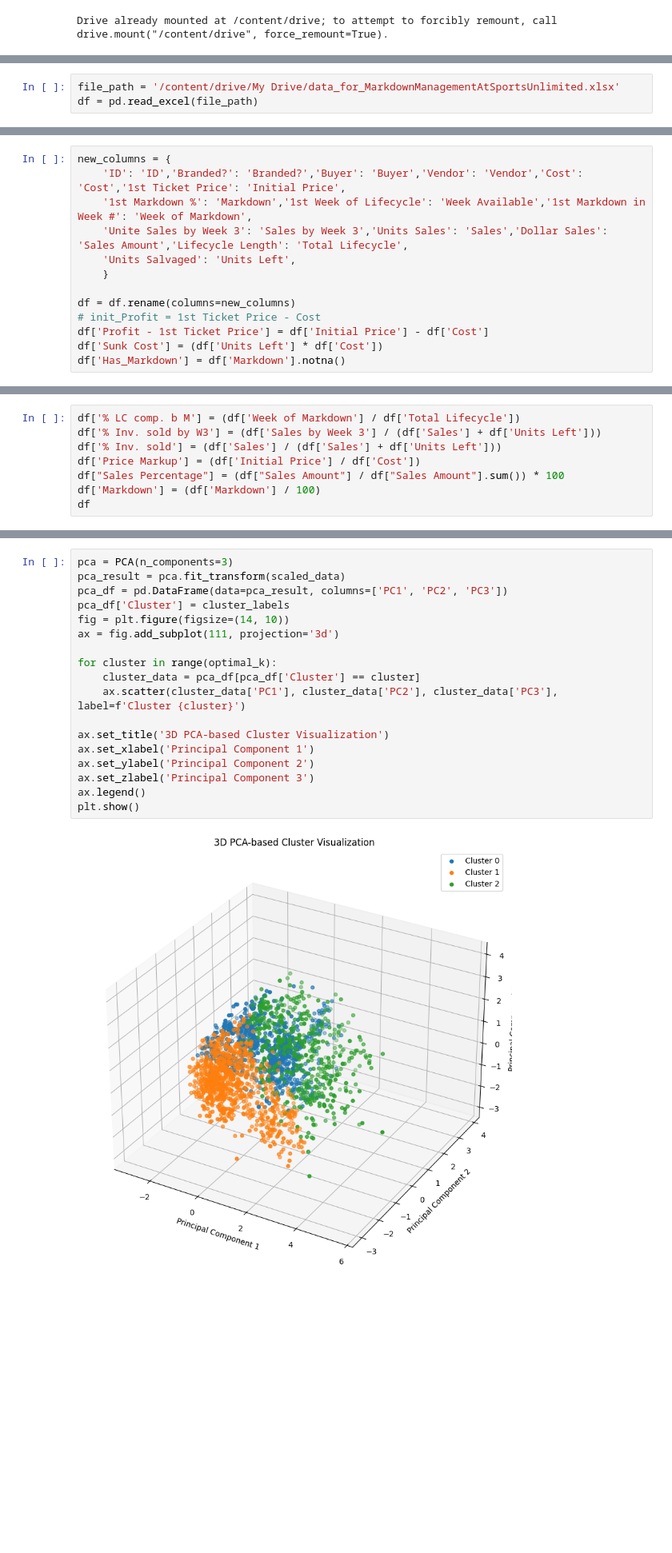
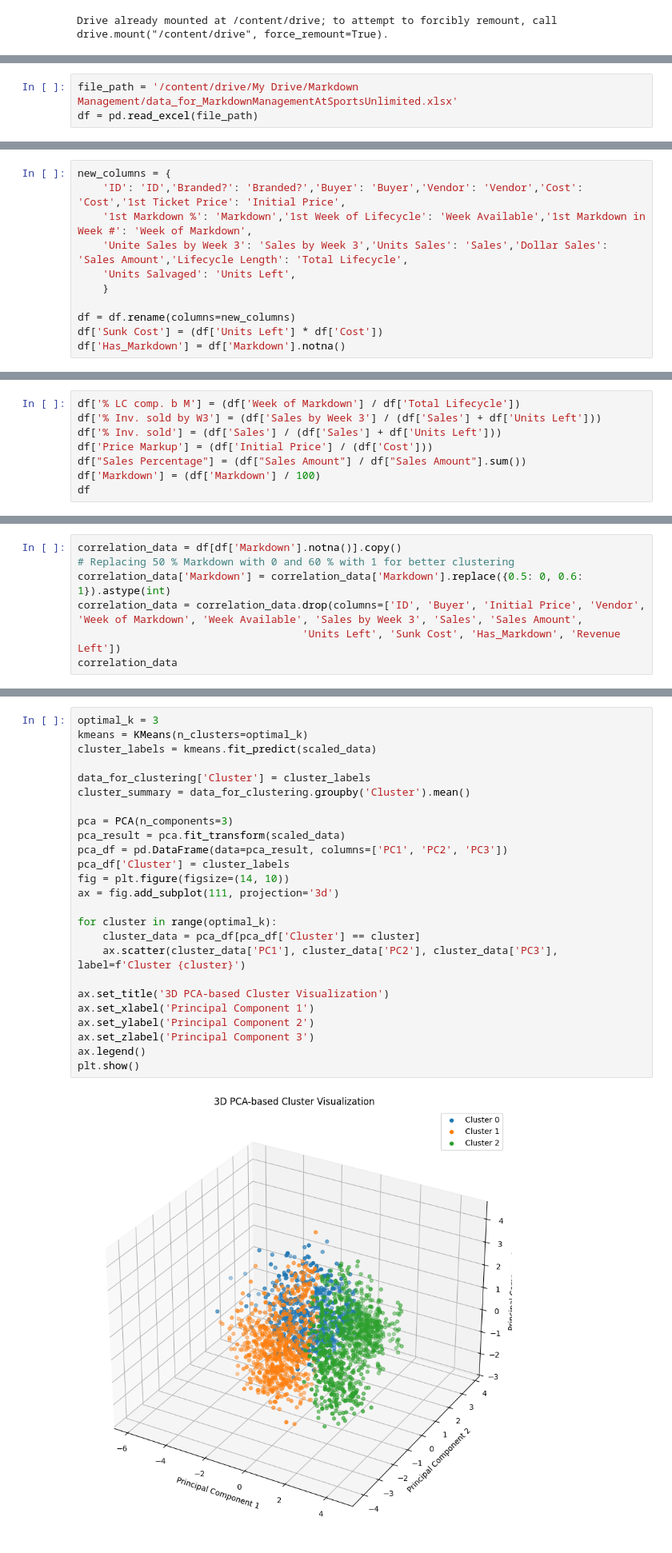
Before and after one commit to akshat-karwa/Markdown-Management, a Jupyter notebook: markdown_management.ipynb, the cells around one changed output, grey strips where cells are left out. Shown at 80% size. Drawn from its saved outputs; the diff is of its cells as text; blank space fills up the shorter version.

```diff
--- a/markdown_management.ipynb
+++ b/markdown_management.ipynb
@@ -13,7 +13,7 @@ from sklearn.cluster import KMeans
 from sklearn.decomposition import PCA
 from scipy import stats
 # %%
-file_path = '/content/drive/My Drive/data_for_MarkdownManagementAtSportsUnlimited.xlsx'
+file_path = '/content/drive/My Drive/Markdown Management/data_for_MarkdownManagementAtSportsUnlimited.xlsx'
 df = pd.read_excel(file_path)
 # %%
 df.head()
@@ -33,8 +33,6 @@ new_columns = {
     }
 
 df = df.rename(columns=new_columns)
-# init_Profit = 1st Ticket Price - Cost
-df['Profit - 1st Ticket Price'] = df['Initial Price'] - df['Cost']
 df['Sunk Cost'] = (df['Units Left'] * df['Cost'])
 df['Has_Markdown'] = df['Markdown'].notna()
 # %% [markdown]
@@ -138,8 +151,8 @@ plot_analysis(vendor_markdown_data, variable='Vendor')
 df['% LC comp. b M'] = (df['Week of Markdown'] / df['Total Lifecycle'])
 df['% Inv. sold by W3'] = (df['Sales by Week 3'] / (df['Sales'] + df['Units Left']))
 df['% Inv. sold'] = (df['Sales'] / (df['Sales'] + df['Units Left']))
-df['Price Markup'] = (df['Initial Price'] / df['Cost'])
-df["Sales Percentage"] = (df["Sales Amount"] / df["Sales Amount"].sum()) * 100
+df['Price Markup'] = (df['Initial Price'] / (df['Cost']))
+df["Sales Percentage"] = (df["Sales Amount"] / df["Sales Amount"].sum())
 df['Markdown'] = (df['Markdown'] / 100)
 df
 # %% [output]
@@ -192,0 +209,7 @@ plt.show()
+# %%
+correlation_data = df[df['Markdown'].notna()].copy()
+# Replacing 50 % Markdown with 0 and 60 % with 1 for better clustering
+correlation_data['Markdown'] = correlation_data['Markdown'].replace({0.5: 0, 0.6: 1}).astype(int)
+correlation_data = correlation_data.drop(columns=['ID', 'Buyer', 'Initial Price', 'Vendor', 'Week of Markdown', 'Week Available', 'Sales by Week 3', 'Sales', 'Sales Amount',
+                                    'Units Left', 'Sunk Cost', 'Has_Markdown', 'Revenue Left'])
+correlation_data
@@ -260,20 +291,27 @@ cluster_summary = correlation_data.groupby('Cluster').mean()
 # %%
+optimal_k = 3
+kmeans = KMeans(n_clusters=optimal_k)
+cluster_labels = kmeans.fit_predict(scaled_data)
+
+data_for_clustering['Cluster'] = cluster_labels
+cluster_summary = data_for_clustering.groupby('Cluster').mean()
+
 pca = PCA(n_components=3)
 pca_result = pca.fit_transform(scaled_data)
 pca_df = pd.DataFrame(data=pca_result, columns=['PC1', 'PC2', 'PC3'])
 pca_df['Cluster'] = cluster_labels
 fig = plt.figure(figsize=(14, 10))
 ax = fig.add_subplot(111, projection='3d')
 
 for cluster in range(optimal_k):
     cluster_data = pca_df[pca_df['Cluster'] == cluster]
     ax.scatter(cluster_data['PC1'], cluster_data['PC2'], cluster_data['PC3'], label=f'Cluster {cluster}')
 
 ax.set_title('3D PCA-based Cluster Visualization')
 ax.set_xlabel('Principal Component 1')
 ax.set_ylabel('Principal Component 2')
 ax.set_zlabel('Principal Component 3')
 ax.legend()
 plt.show()
 # %% [output]
-[figure, old version]
+[figure, new version]
```
Also changed, not shown: parts of 38 cells of this notebook, 2 other files.
